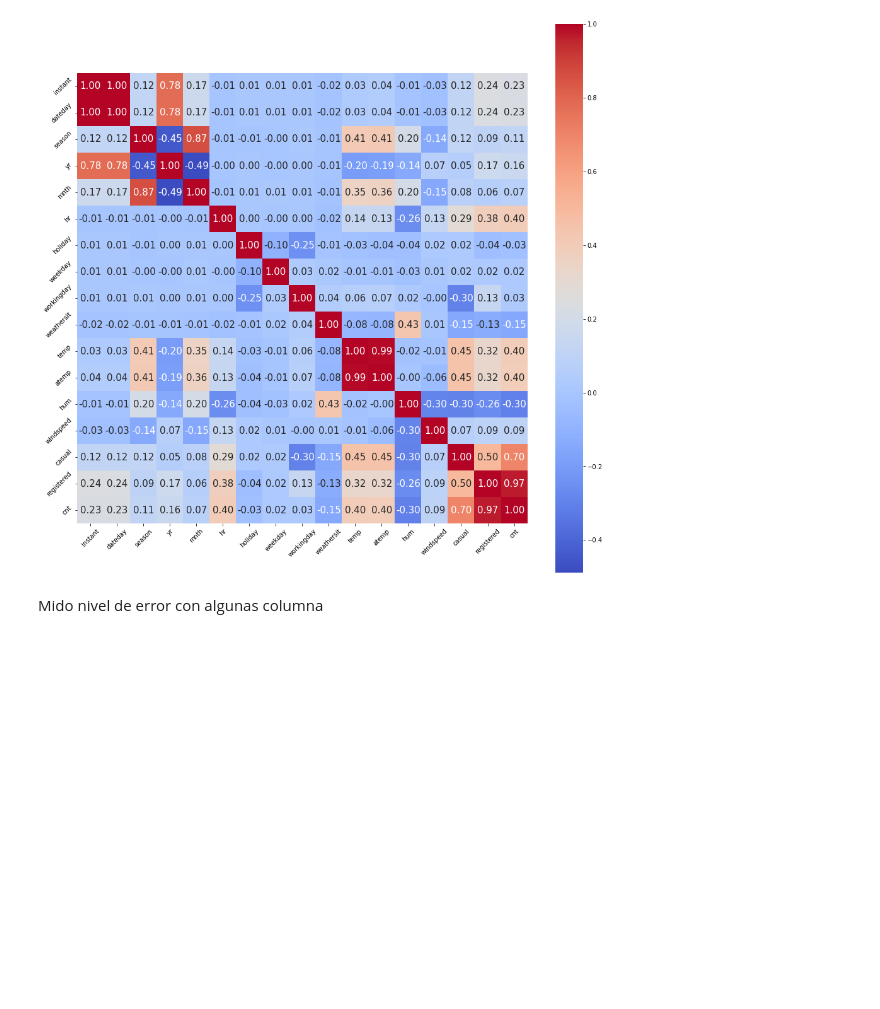
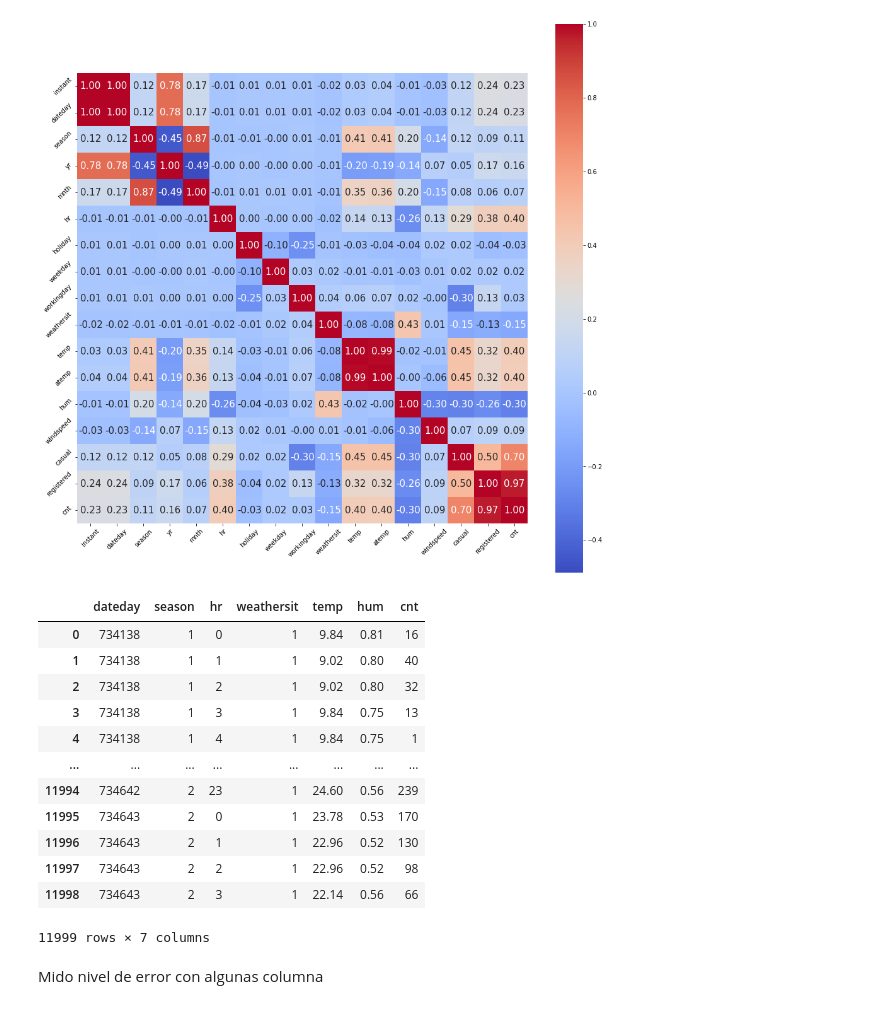
Before and after one commit to MariaVictoriaAlmandoz/Datathon, a Jupyter notebook: Pred_bike_rent.ipynb, the cells around one changed output. Saved outputs shown, nothing was run; the diff lists cells and outputs as text; code cells hidden in the pictures; blank space fills up the shorter version.

```diff
--- a/Pred_bike_rent.ipynb
+++ b/Pred_bike_rent.ipynb
@@ -8,8 +8,6 @@ import seaborn as sns
 from sklearn.linear_model import LinearRegression
 # %%
 '''Ingesto el archivo excel y transformo la fecha en un entero'''
-datos = pd.read_excel('bike_train.xlsx')
+dato = pd.read_excel('bike_train.xlsx')
 
-datos.insert(2, 'dateday',datos['dteday'].map(date.toordinal))
-
-datos.head(2)
+dato.insert(2, 'dateday',dato['dteday'].map(date.toordinal))
@@ -20,3 +14,5 @@ datos.head(2)
+# %%
+dato['temp'] = round(dato['temp']*41,2)
 # %%
 
 '''Analizo la correlacion de las columnas'''
@@ -29,6 +25,23 @@ plt.yticks(rotation = 45)
 plt.show()
 # %% [output]
 [figure]
+# %%
+datos = dato[['dateday','season','hr','weathersit','temp','hum','cnt']]
+datos
+# %% [output]
+|  | dateday | season | hr | weathersit | temp | hum | cnt |
+| 0 | 734138 | 1 | 0 | 1 | 9.84 | 0.81 | 16 |
+| 1 | 734138 | 1 | 1 | 1 | 9.02 | 0.80 | 40 |
+| 2 | 734138 | 1 | 2 | 1 | 9.02 | 0.80 | 32 |
+| 3 | 734138 | 1 | 3 | 1 | 9.84 | 0.75 | 13 |
+| 4 | 734138 | 1 | 4 | 1 | 9.84 | 0.75 | 1 |
+| ... | ... | ... | ... | ... | ... | ... | ... |
+| 11994 | 734642 | 2 | 23 | 1 | 24.60 | 0.56 | 239 |
+| 11995 | 734643 | 2 | 0 | 1 | 23.78 | 0.53 | 170 |
+| 11996 | 734643 | 2 | 1 | 1 | 22.96 | 0.52 | 130 |
+| 11997 | 734643 | 2 | 2 | 1 | 22.96 | 0.52 | 98 |
+| 11998 | 734643 | 2 | 3 | 1 | 22.14 | 0.56 | 66 |
+11999 rows × 7 columns
 # %% [markdown]
 Mido nivel de error con algunas columna
 # %%
```
Also changed, not shown: parts of 7 cells of this notebook, 1 other file.
